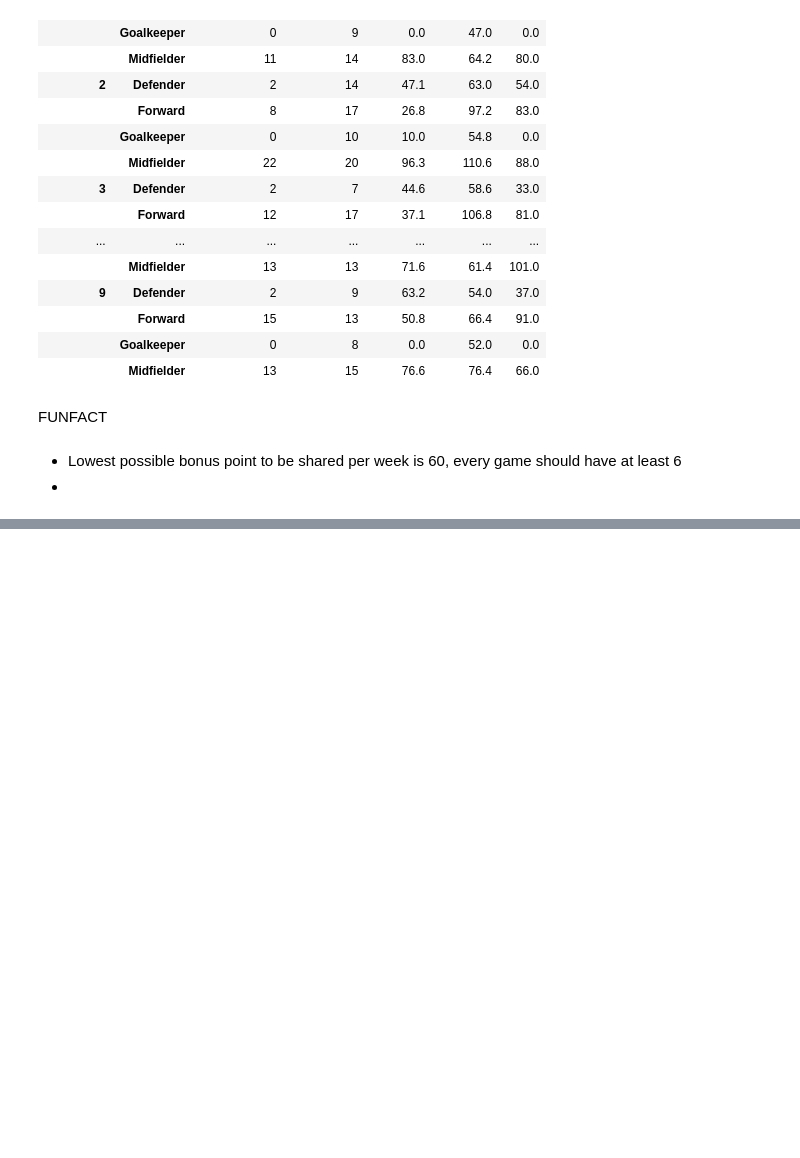
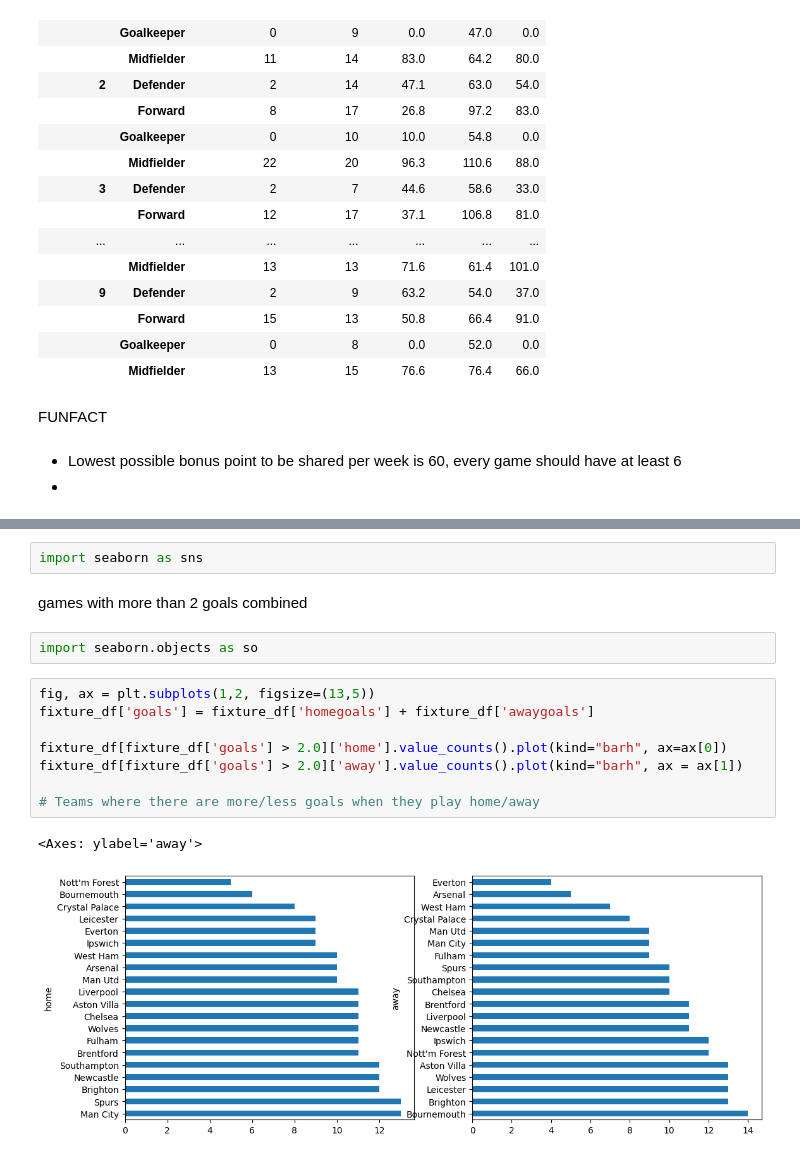
Before and after one commit to Ok3ks/Sports, a Jupyter notebook: misc/prototypes/gameview.ipynb, the cells around one changed output, grey strips where cells are left out. Drawn from its saved outputs; the diff is of its cells as text; blank space fills up the shorter version.

```diff
--- a/misc/prototypes/gameview.ipynb
+++ b/misc/prototypes/gameview.ipynb
@@ -372,0 +527,17 @@ FUNFACT
+# %%
+import seaborn as sns
+# %% [markdown]
+games with more than 2 goals combined
+# %%
+import seaborn.objects as so
+# %%
+fig, ax = plt.subplots(1,2, figsize=(13,5))
+fixture_df['goals'] = fixture_df['homegoals'] + fixture_df['awaygoals']
+
+fixture_df[fixture_df['goals'] > 2.0]['home'].value_counts().plot(kind="barh", ax=ax[0])
+fixture_df[fixture_df['goals'] > 2.0]['away'].value_counts().plot(kind="barh", ax = ax[1])
+
+# Teams where there are more/less goals when they play home/away
+# %% [output]
+<Axes: ylabel='away'>
+[figure, added]
```
Also changed, not shown: parts of 37 cells of this notebook, 2 other files.
